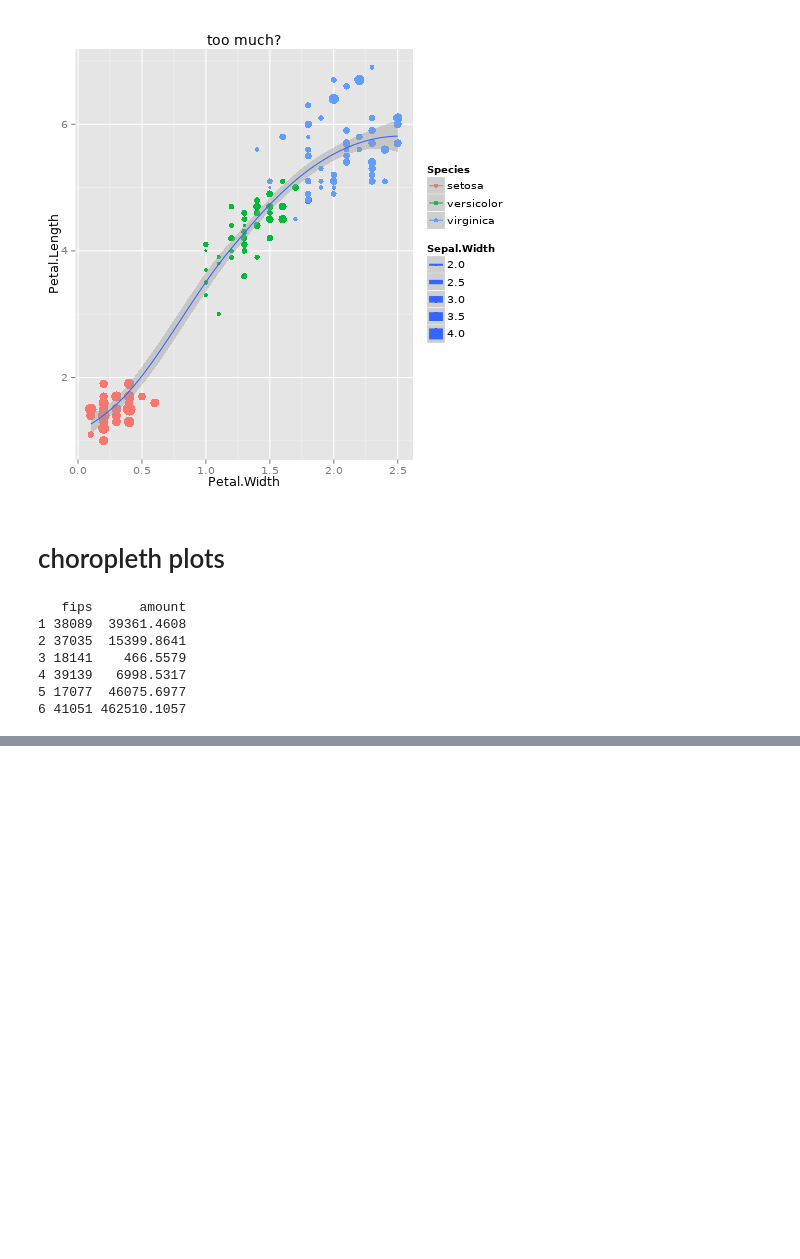
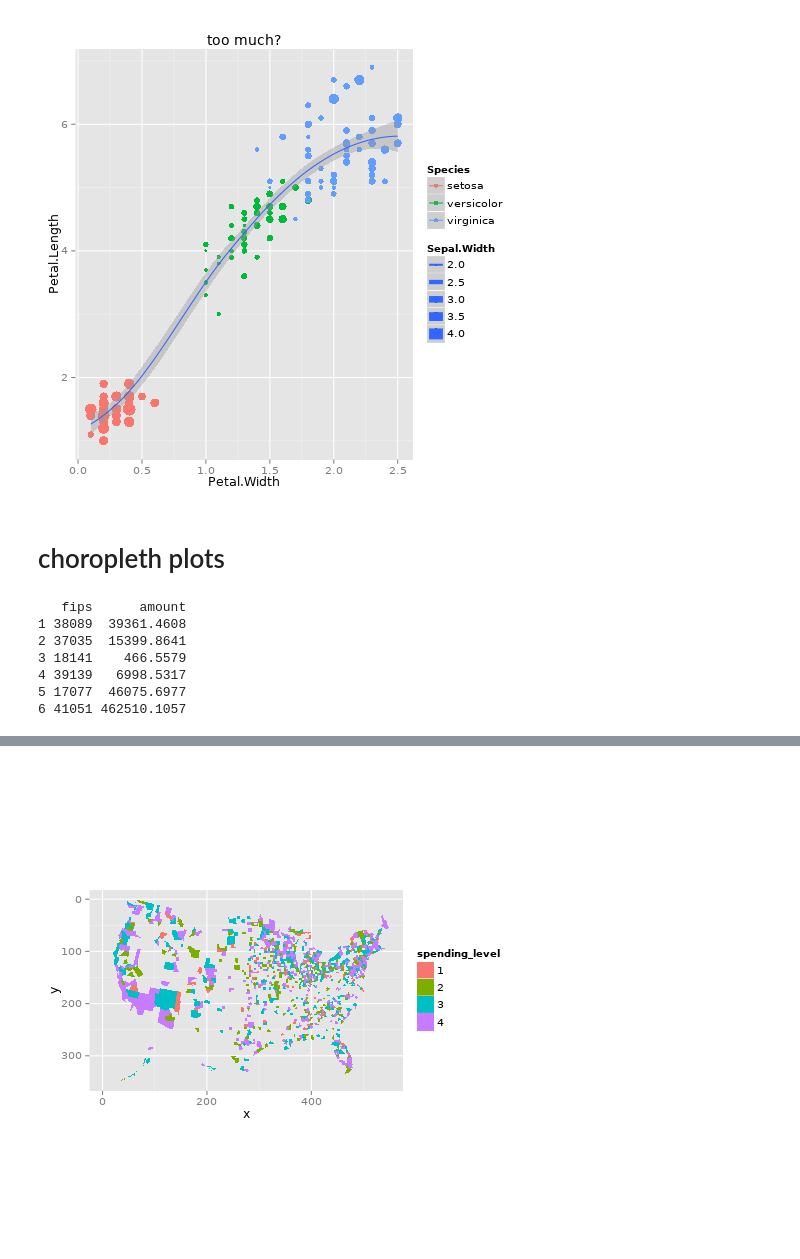
Before and after one commit to jotok/DataFest, a Jupyter notebook: nb/ggplot2 examples.ipynb, the cells around one changed output, grey strips where cells are left out. Drawn from its saved outputs; the diff is of its cells as text; code cells hidden in the pictures; blank space fills up the shorter version.

```diff
--- a/nb/ggplot2 examples.ipynb
+++ b/nb/ggplot2 examples.ipynb
@@ -171,0 +220,3 @@ head(amounts)
+# %%
+amounts$spending_level <- cut(amounts$amount, c(1, 100, 1000, 10000, 999999999), 1:4)
+head(amounts)
@@ -171,0 +238,9 @@ head(amounts)
+# %%
+# map the new spending_level variable to fill
+
+g <- ggplot(amounts, aes(x, y, group=group)) +
+       geom_polygon(aes(fill=spending_level), color=NA)
+
+g + coord_fixed() + scale_y_reverse()
+# %% [output]
+[figure, added]
```
Also changed, not shown: parts of 8 cells of this notebook.
